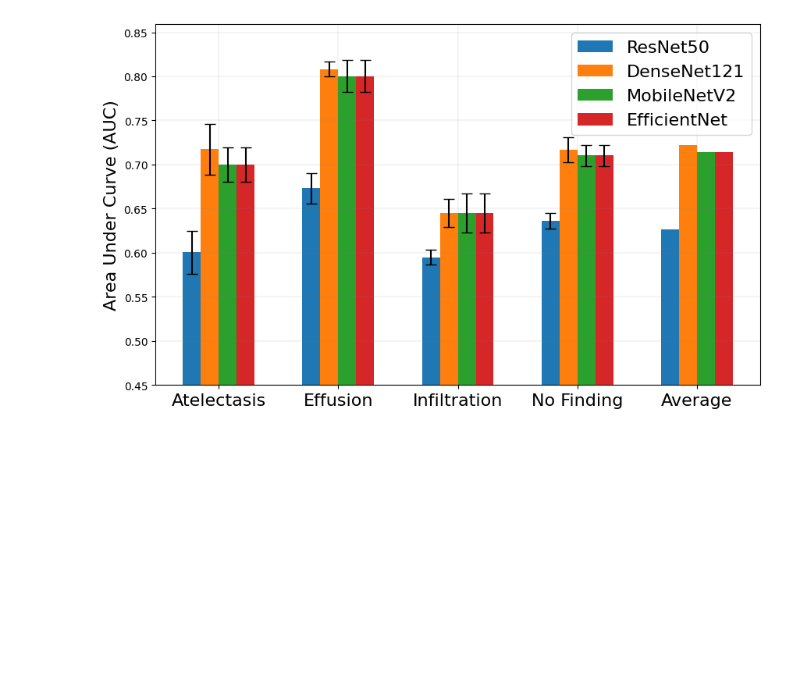
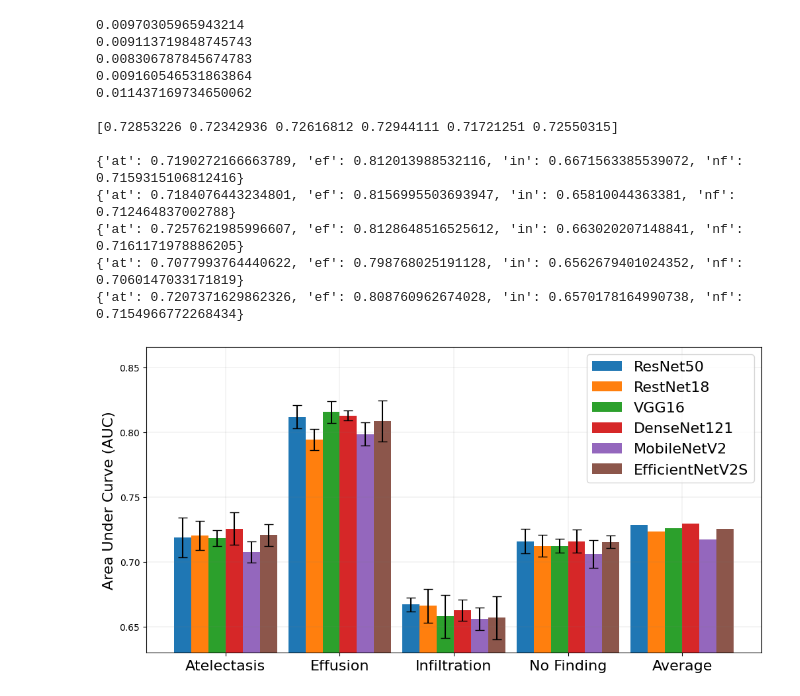
Before and after one commit to Naxsos/MedicaldeepLearning, a Jupyter notebook: Comparisons/models.ipynb, the cells around one changed output. Saved outputs shown, nothing was run; the diff lists cells and outputs as text; code cells hidden in the pictures; blank space fills up the shorter version.

```diff
--- a/Comparisons/models.ipynb
+++ b/Comparisons/models.ipynb
@@ -472,6 +512,24 @@ for eval in evaluations_resnet:
 resnet50_means = {param: np.mean(values) for param, values in zip(['at', 'ef', 'in', 'nf'], [resnet50_at, resnet50_ef, resnet50_in, resnet50_nf])}
 resnet50_stds = {param: np.std(values) for param, values in zip(['at', 'ef', 'in', 'nf'], [resnet50_at, resnet50_ef, resnet50_in, resnet50_nf])}
 
+resnet18_at, resnet18_ef, resnet18_in, resnet18_nf = [], [], [], []
+for eval in evaluations_resnet18:
+    resnet18_at.append(eval[0][0])
+    resnet18_ef.append(eval[0][1])
+    resnet18_in.append(eval[0][2])
+    resnet18_nf.append(eval[0][3])
+resnet18_means = {param: np.mean(values) for param, values in zip(['at', 'ef', 'in', 'nf'], [resnet18_at, resnet18_ef, resnet18_in, resnet18_nf])}
+resnet18_stds = {param: np.std(values) for param, values in zip(['at', 'ef', 'in', 'nf'], [resnet18_at, resnet18_ef, resnet18_in, resnet18_nf])}
+
+vgg16_at, vgg16_ef, vgg16_in, vgg16_nf = [], [], [], []
+for eval in evaluations_vgg16:
+    vgg16_at.append(eval[0][0])
+    vgg16_ef.append(eval[0][1])
+    vgg16_in.append(eval[0][2])
+    vgg16_nf.append(eval[0][3])
+vgg16_means = {param: np.mean(values) for param, values in zip(['at', 'ef', 'in', 'nf'], [vgg16_at, vgg16_ef, vgg16_in, vgg16_nf])}
+vgg16_stds = {param: np.std(values) for param, values in zip(['at', 'ef', 'in', 'nf'], [vgg16_at, vgg16_ef, vgg16_in, vgg16_nf])}
+
 dense_at, dense_ef, dense_in, dense_nf = [], [], [], []
 for eval in evaluations_dense:
     dense_at.append(eval[0][0])
@@ -482,7 +540,7 @@ dense_means = {param: np.mean(values) for param, values in zip(['at', 'ef', 'in'
 dense_stds = {param: np.std(values) for param, values in zip(['at', 'ef', 'in', 'nf'], [dense_at, dense_ef, dense_in, dense_nf])}
 
 mobile_at, mobile_ef, mobile_in, mobile_nf = [], [], [], []
-for eval in evaluations_mobile:
+for eval in evaluations_mobilev2:
     mobile_at.append(eval[0][0])
     mobile_ef.append(eval[0][1])
     mobile_in.append(eval[0][2])
@@ -491,7 +549,7 @@ mobile_means = {param: np.mean(values) for param, values in zip(['at', 'ef', 'in
 mobile_stds = {param: np.std(values) for param, values in zip(['at', 'ef', 'in', 'nf'], [mobile_at, mobile_ef, mobile_in, mobile_nf])}
 
 efficient_at, efficient_ef, efficient_in, efficient_nf = [], [], [], []
-for eval in evaluations_mobile:
+for eval in evaluations_efficient:
     efficient_at.append(eval[0][0])
     efficient_ef.append(eval[0][1])
     efficient_in.append(eval[0][2])
@@ -500,6 +558,8 @@ efficient_means = {param: np.mean(values) for param, values in zip(['at', 'ef',
 efficient_stds = {param: np.std(values) for param, values in zip(['at', 'ef', 'in', 'nf'], [efficient_at, efficient_ef, efficient_in, efficient_nf])}
 
 performance = np.array([[resnet50_means['at'], resnet50_means['ef'], resnet50_means['in'], resnet50_means['nf']],
+                        [resnet18_means['at'], resnet18_means['ef'], resnet18_means['in'], resnet18_means['nf']],
+                        [vgg16_means['at'], vgg16_means['ef'], vgg16_means['in'], vgg16_means['nf']],
                         [dense_means['at'], dense_means['ef'], dense_means['in'], dense_means['nf']],
                         [mobile_means['at'], mobile_means['ef'], mobile_means['in'], mobile_means['nf']],
                         [efficient_means['at'], efficient_means['ef'], efficient_means['in'], efficient_means['nf']]])
@@ -507,36 +567,67 @@ row_averages = np.mean(performance, axis=1)
 performance = np.column_stack((performance, row_averages))
 
 std_dev = np.array([[resnet50_stds['at'], resnet50_stds['ef'], resnet50_stds['in'], resnet50_stds['nf'], np.NaN],
+                    [resnet18_stds['at'], resnet18_stds['ef'], resnet18_stds['in'], resnet18_stds['nf'], np.NaN],
+                    [vgg16_stds['at'], vgg16_stds['ef'], vgg16_stds['in'], vgg16_stds['nf'], np.NaN],
                     [dense_stds['at'], dense_stds['ef'], dense_stds['in'], dense_stds['nf'], np.NaN],
                     [mobile_stds['at'], mobile_stds['ef'], mobile_stds['in'], mobile_stds['nf'], np.NaN],
                     [efficient_stds['at'], efficient_stds['ef'], efficient_stds['in'], efficient_stds['nf'], np.NaN]])
 
+print(np.mean(list(resnet50_stds.values())))
+print(np.mean(list(vgg16_stds.values())))
+print(np.mean(list(dense_stds.values())))
+print(np.mean(list(mobile_stds.values())))
+print(np.mean(list(efficient_stds.values())))
+
+print()
+print(row_averages)
+print()
+
+print(resnet50_means)
+print(vgg16_means)
+print(dense_means)
+print(mobile_means)
+print(efficient_means)
+
 
 labels = ['Atelectasis', 'Effusion', 'Infiltration', 'No Finding', 'Average']
-model_names = ['ResNet50', 'DenseNet121', 'MobileNetV2', 'EfficientNet']
+model_names = ['ResNet50', 'RestNet18', 'VGG16', 'DenseNet121', 'MobileNetV2', "EfficientNetV2S"]
 n_models = len(model_names)
 n_labels = len(labels)
 
 font_size = 16
 
 x = np.arange(n_labels)  # positions of the labels
 width = 0.15  # width of each bar, smaller to fit all models in each label group
 
 # Create a plot
-fig, ax = plt.subplots(figsize=(10, 6))
+fig, ax = plt.subplots(figsize=(12, 6))
 
 for i in range(n_models):
     ax.bar(x + i * width, performance[i], width, yerr=std_dev[i], label=model_names[i], capsize=5)
 
 ax.set_xticks(x + width * (n_models - 1) / 2)  # Place the x-ticks in the middle of the grouped bars
 ax.set_xticklabels(labels, fontsize=font_size)
 ax.legend(fontsize=font_size, loc="upper right")
-ax.set_ylim(0.45)
+ax.set_ylim(0.63)
 ax.set_ylabel("Area Under Curve (AUC)", fontsize=font_size)
 ax.grid(color='grey', linestyle='-', linewidth=0.25, alpha=0.5)
 
-# plt.savefig("evals/chestxray8/architecture_10000samples_50epochs_earlystopping.pdf", bbox_inches='tight', pad_inches=0)
+plt.savefig("evals/models/models_20000samples_20epochs_5runs_ES.pdf", bbox_inches='tight', pad_inches=0)
 
 plt.show()
 # %% [output]
+0.00970305965943214
+0.009113719848745743
+0.008306787845674783
+0.009160546531863864
+0.011437169734650062
+
+[0.72853226 0.72342936 0.72616812 0.72944111 0.71721251 0.72550315]
+
+{'at': 0.7190272166663789, 'ef': 0.812013988532116, 'in': 0.6671563385539072, 'nf': 0.7159315106812416}
+{'at': 0.7184076443234801, 'ef': 0.8156995503693947, 'in': 0.65810044363381, 'nf': 0.712464837002788}
+{'at': 0.7257621985996607, 'ef': 0.8128648516525612, 'in': 0.663020207148841, 'nf': 0.7161171978886205}
+{'at': 0.7077993764440622, 'ef': 0.798768025191128, 'in': 0.6562679401024352, 'nf': 0.7060147033171819}
+{'at': 0.7207371629862326, 'ef': 0.808760962674028, 'in': 0.6570178164990738, 'nf': 0.7154966772268434}
-[figure, old version]
+[figure, new version]
```
Also changed, not shown: parts of 17 cells of this notebook, 9 other files.
